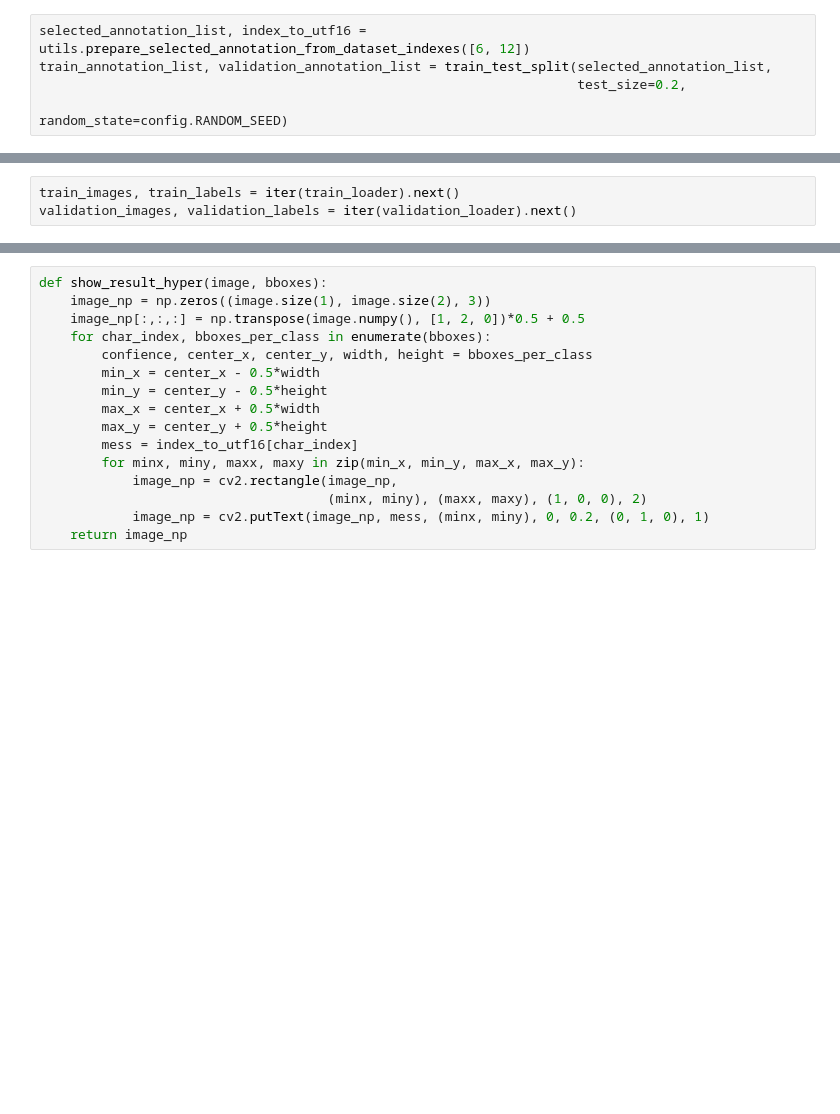
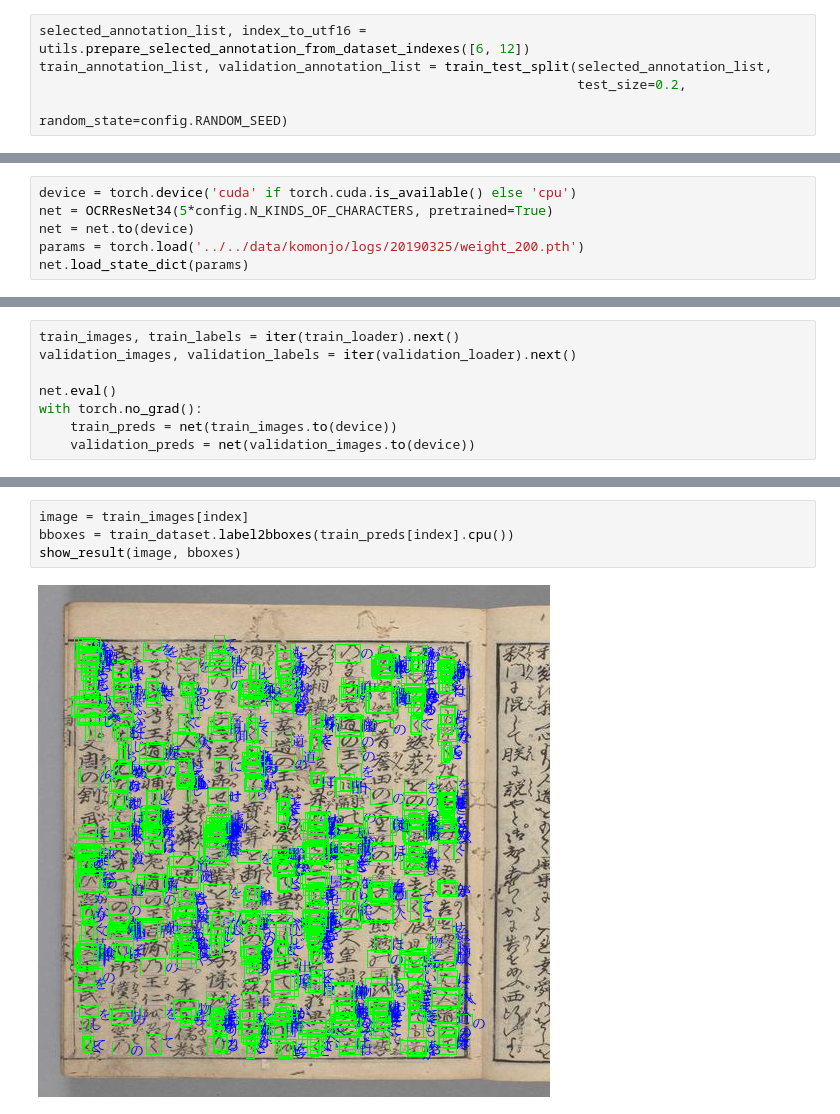
Before and after one commit to cross32768/komonjo_OCR_object_detection, a Jupyter notebook: visualize_final.ipynb, the cells around one changed output, grey strips where cells are left out. Cells and saved outputs as stored; diff of their text form; blank space fills up the shorter version.

```diff
--- a/visualize_final.ipynb
+++ b/visualize_final.ipynb
@@ -22,2 +25,8 @@ batchsize = 32
 train_loader = DataLoader(train_dataset, batch_size=batchsize, shuffle=True)
 validation_loader = DataLoader(validation_dataset, batch_size=batchsize, shuffle=False)
+# %%
+device = torch.device('cuda' if torch.cuda.is_available() else 'cpu')
+net = OCRResNet34(5*config.N_KINDS_OF_CHARACTERS, pretrained=True)
+net = net.to(device)
+params = torch.load('../../data/komonjo/logs/20190325/weight_200.pth')
+net.load_state_dict(params)
@@ -45,4 +69,9 @@ def show_result(image, bboxes):
 # %%
 train_images, train_labels = iter(train_loader).next()
 validation_images, validation_labels = iter(validation_loader).next()
+
+net.eval()
+with torch.no_grad():
+    train_preds = net(train_images.to(device))
+    validation_preds = net(validation_images.to(device))
 # %%
@@ -55,16 +84,6 @@ show_result(image, bboxes)
-# %%
-def show_result_hyper(image, bboxes):
-    image_np = np.zeros((image.size(1), image.size(2), 3))
-    image_np[:,:,:] = np.transpose(image.numpy(), [1, 2, 0])*0.5 + 0.5
-    for char_index, bboxes_per_class in enumerate(bboxes):
-        confience, center_x, center_y, width, height = bboxes_per_class
-        min_x = center_x - 0.5*width
-        min_y = center_y - 0.5*height
-        max_x = center_x + 0.5*width
-        max_y = center_y + 0.5*height
-        mess = index_to_utf16[char_index]
-        for minx, miny, maxx, maxy in zip(min_x, min_y, max_x, max_y):
-            image_np = cv2.rectangle(image_np,
-                                     (minx, miny), (maxx, maxy), (1, 0, 0), 2)
-            image_np = cv2.putText(image_np, mess, (minx, miny), 0, 0.2, (0, 1, 0), 1)
-    return image_np
+# %%
+image = train_images[index]
+bboxes = train_dataset.label2bboxes(train_preds[index].cpu())
+show_result(image, bboxes)
+# %% [output]
+[figure, added]
```
Also changed, not shown: parts of 6 cells of this notebook, 4 other files.
